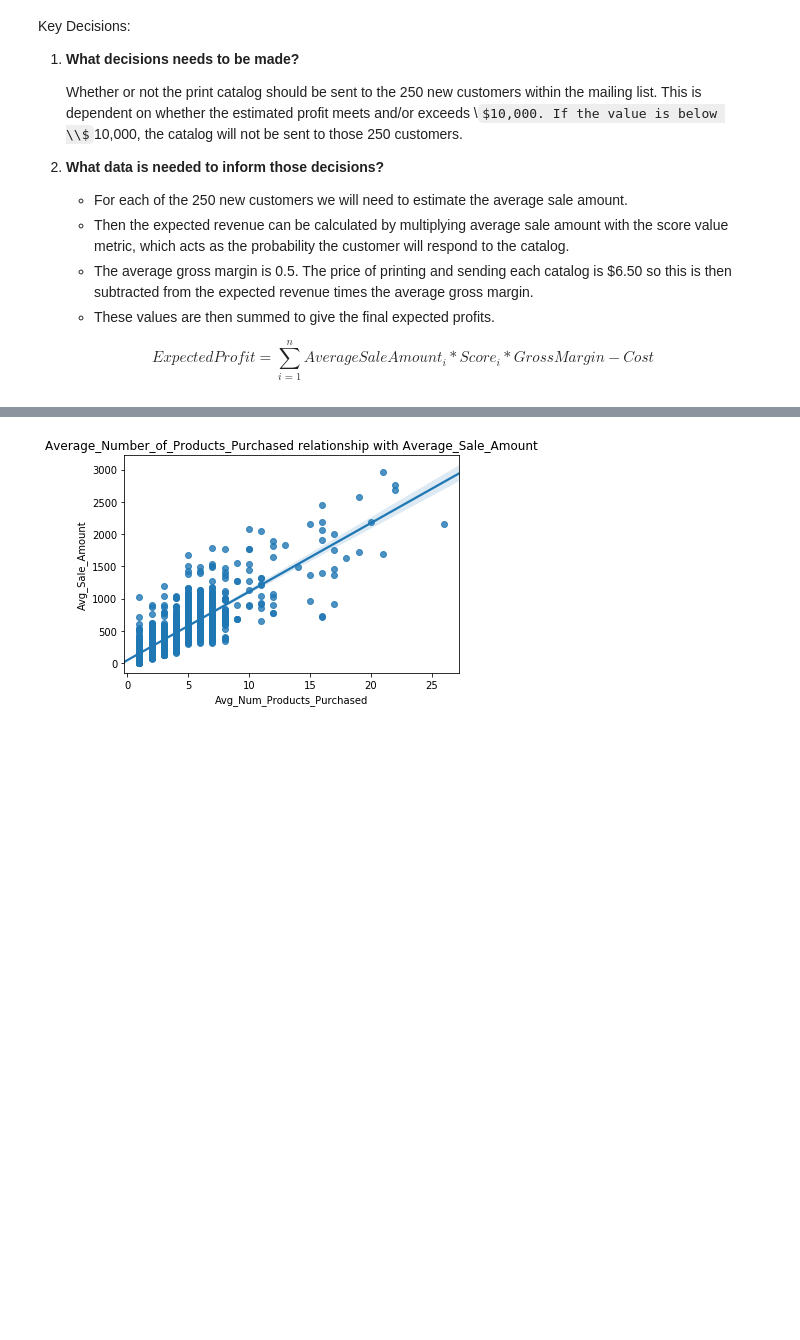
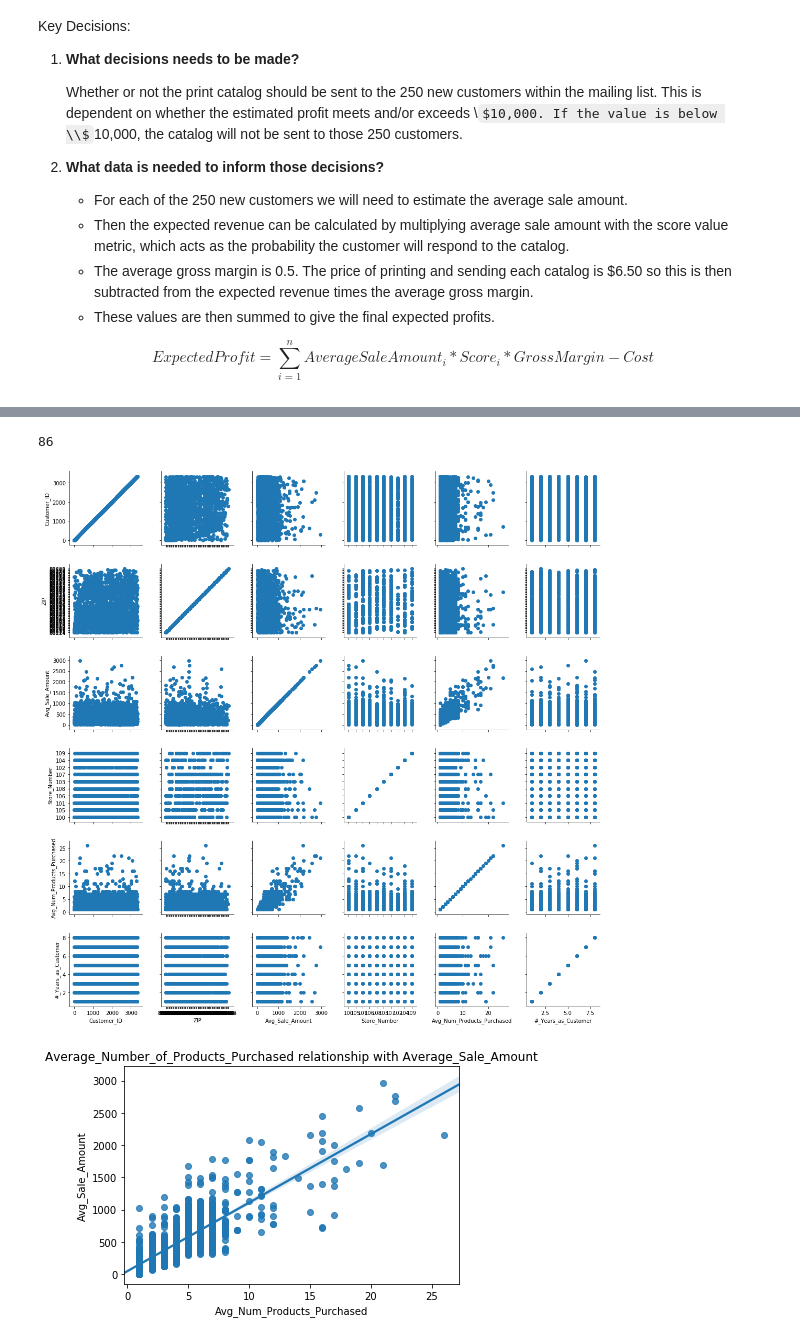
Before and after one commit to cgman64/predictive-analytics, a Jupyter notebook: predicting-catalog-demand.ipynb, the cells around one changed output, grey strips where cells are left out. Drawn from its saved outputs; the diff is of its cells as text; code cells hidden in the pictures; some formulas as TeX source; blank space fills up the shorter version.

```diff
--- a/predicting-catalog-demand.ipynb
+++ b/predicting-catalog-demand.ipynb
@@ -56,3 +67,12 @@ display(mail_df.head())
+# %%
+len(cust_df.ZIP.unique())
+# %% [output]
+86
+# %%
+g = sns.PairGrid(cust_df)
+g.map(plt.scatter);
+# %% [output]
+[figure, added]
 # %%
 sns.regplot(x='Avg_Num_Products_Purchased',y='Avg_Sale_Amount', data=cust_df)
 plt.title('Average_Number_of_Products_Purchased relationship with Average_Sale_Amount')
```
Also changed, not shown: parts of 4 cells of this notebook.
